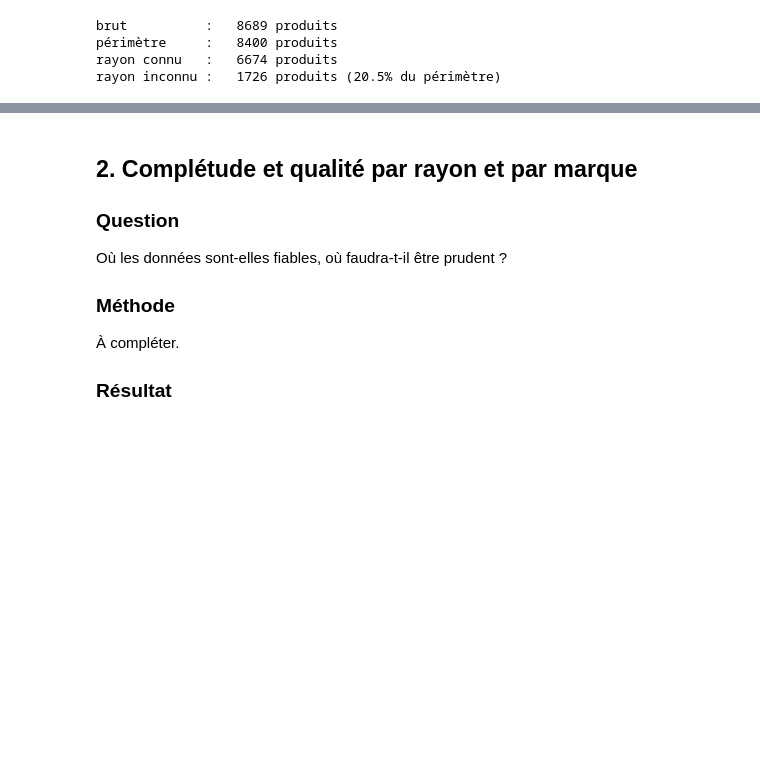
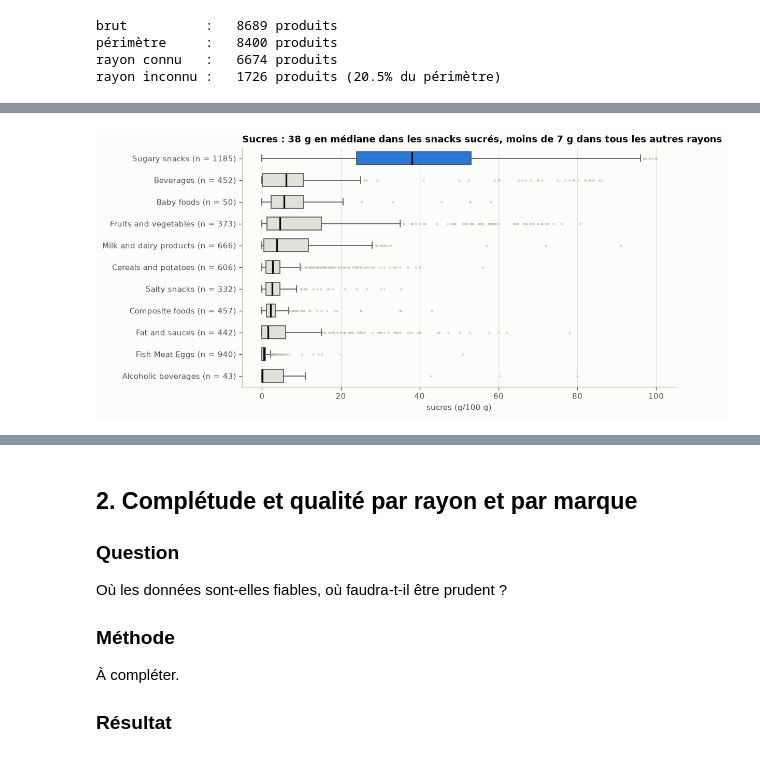
Before and after one commit to SDMM27/NutriScope, a Jupyter notebook: notebooks/eda_reference.ipynb, the cells around one changed output, grey strips where cells are left out. Drawn from its saved outputs; the diff is of its cells as text; code cells hidden in the pictures; blank space fills up the shorter version.

```diff
--- a/notebooks/eda_reference.ipynb
+++ b/notebooks/eda_reference.ipynb
@@ -85,0 +127,5 @@ Que mange-t-on réellement dans le périmètre ?
+# %%
+profil = eda_lib.profil_par_rayon(par_rayon, NUTS)
+ecartes = eda_lib.rayons_ecartes(par_rayon, NUTS)
+print(f"groupes écartés (moins de 30 valeurs) : {len(ecartes)}")
+profil.loc["sugars_100g"].sort_values("mediane", ascending=False).round(1)
@@ -85,0 +147,19 @@ Que mange-t-on réellement dans le périmètre ?
+# %%
+sucres = profil.loc["sugars_100g"].sort_values("mediane")
+series = [par_rayon.loc[par_rayon[eda_lib.RAYON] == r, "sugars_100g"].dropna() for r in sucres.index]
+
+fig, ax = plt.subplots(figsize=(9, 5))
+boites = ax.boxplot(series, orientation="horizontal", patch_artist=True, widths=0.6,
+                    tick_labels=[f"{r} (n = {int(n)})" for r, n in sucres["n"].items()],
+                    medianprops={"color": ENCRE, "linewidth": 2},
+                    whiskerprops={"color": ENCRE_2}, capprops={"color": ENCRE_2},
+                    flierprops={"marker": "o", "markersize": 2.5, "markerfacecolor": GRIS,
+                                "markeredgecolor": "none", "alpha": 0.7})
+for boite, rayon in zip(boites["boxes"], sucres.index):
+    boite.set(facecolor=BLEU if rayon == "Sugary snacks" else "#e1e0d9", edgecolor=ENCRE_2)
+ax.set_xlabel("sucres (g/100 g)")
+ax.grid(axis="x")
+ax.set_title("Sucres : 38 g en médiane dans les snacks sucrés, moins de 7 g dans tous les autres rayons")
+figure(fig, "1-boites-sucres-par-rayon")
+# %% [output]
+[figure, added]
```
Also changed, not shown: parts of 15 cells of this notebook, 4 other files.
